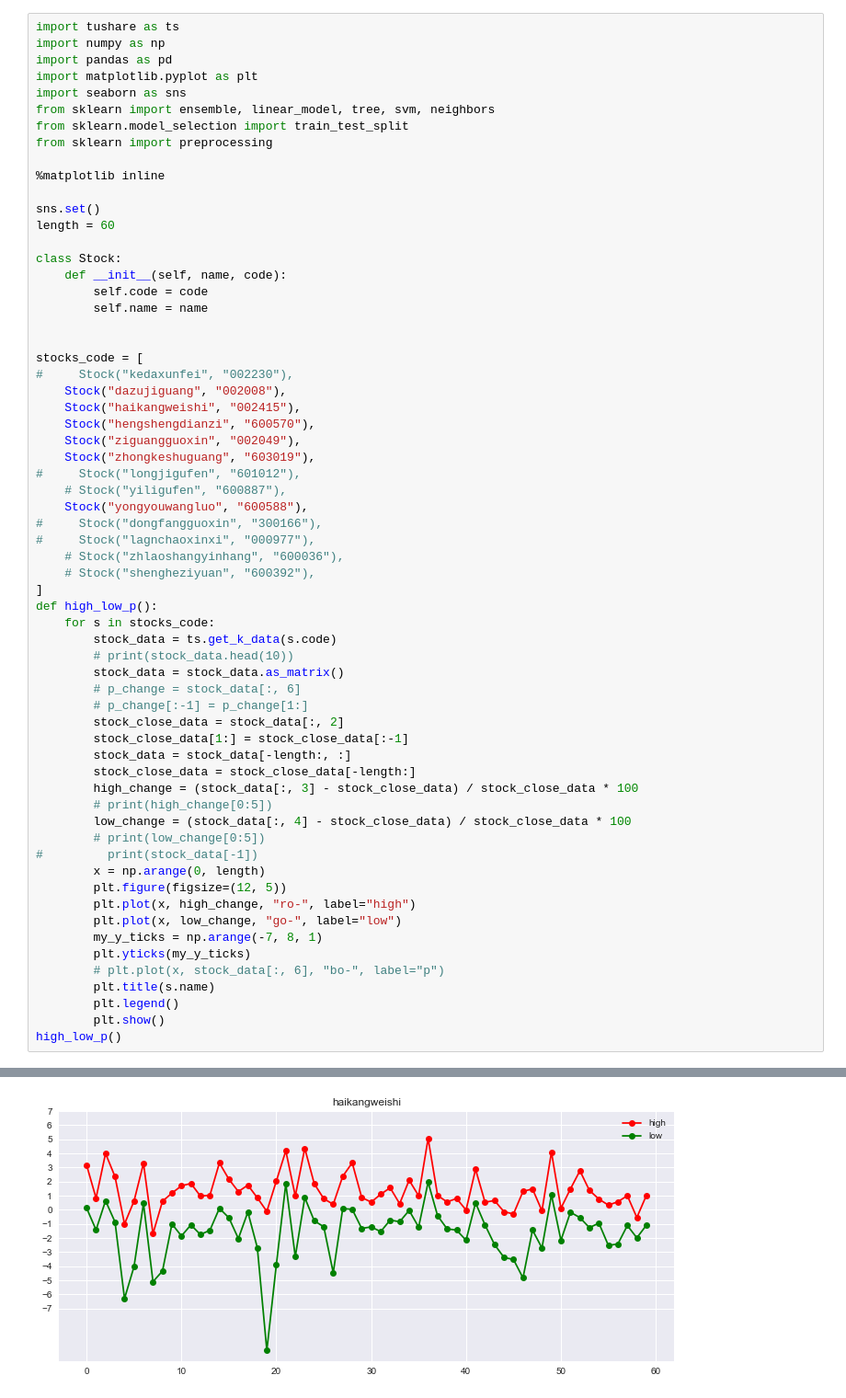
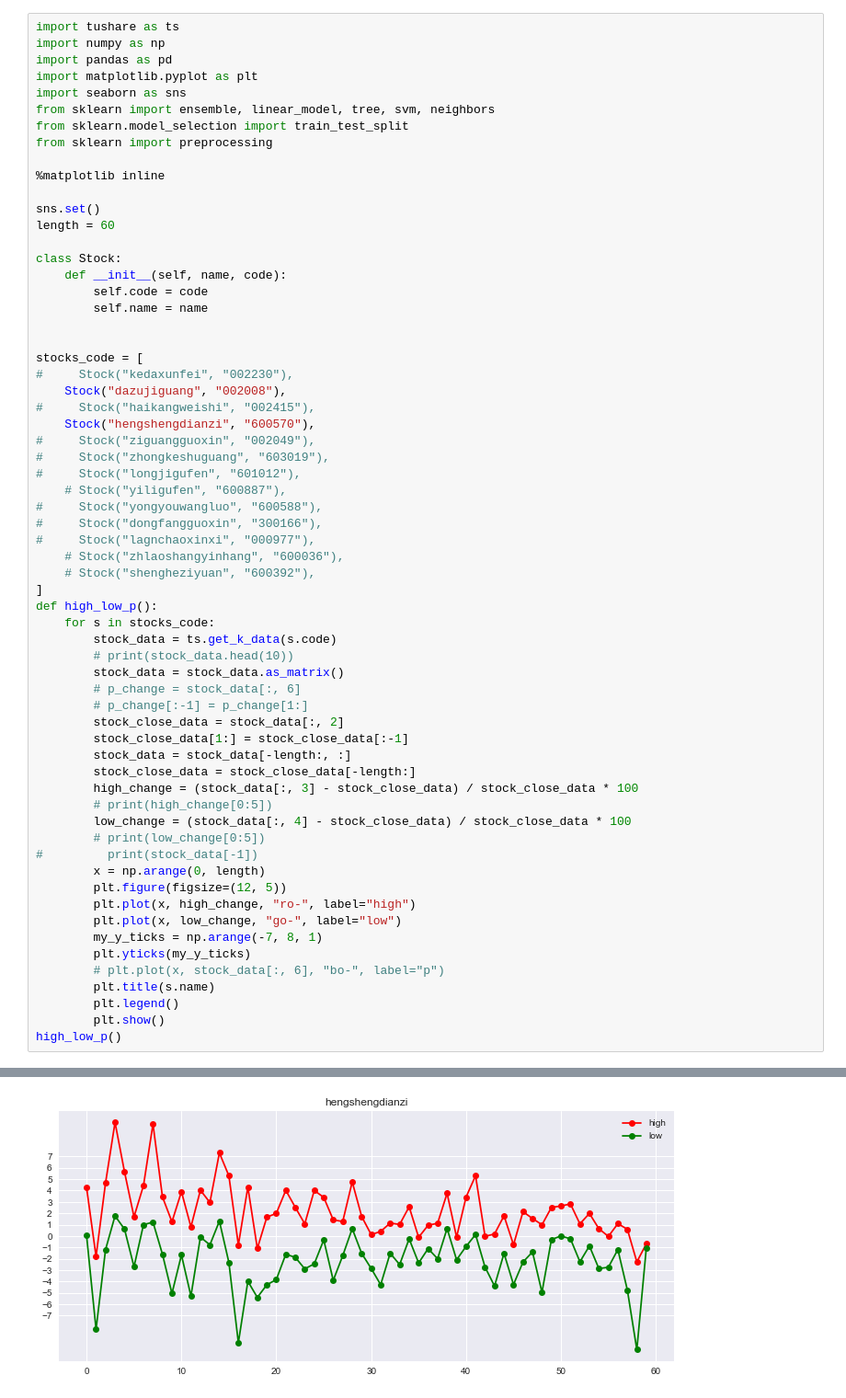
Before and after one commit to yunshuipiao/sw-kaggle, a Jupyter notebook: experimental/stocks/01.ipynb, the cells around one changed output, grey strips where cells are left out. Shown at 92% size. Cells and saved outputs as stored; diff of their text form.

```diff
--- a/experimental/stocks/01.ipynb
+++ b/experimental/stocks/01.ipynb
@@ -22,13 +22,13 @@ class Stock:
 stocks_code = [
 #     Stock("kedaxunfei", "002230"),
     Stock("dazujiguang", "002008"),
-    Stock("haikangweishi", "002415"),
+#     Stock("haikangweishi", "002415"),
     Stock("hengshengdianzi", "600570"),
-    Stock("ziguangguoxin", "002049"),
-    Stock("zhongkeshuguang", "603019"),
+#     Stock("ziguangguoxin", "002049"),
+#     Stock("zhongkeshuguang", "603019"),
 #     Stock("longjigufen", "601012"),
     # Stock("yiligufen", "600887"),
-    Stock("yongyouwangluo", "600588"),
+#     Stock("yongyouwangluo", "600588"),
 #     Stock("dongfangguoxin", "300166"),
 #     Stock("lagnchaoxinxi", "000977"),
     # Stock("zhlaoshangyinhang", "600036"),
@@ -66 +66 @@ high_low_p()
-[figure, old version]
+[figure, new version]
```
Also changed, not shown: parts of 1 cell of this notebook, 2 other files.
